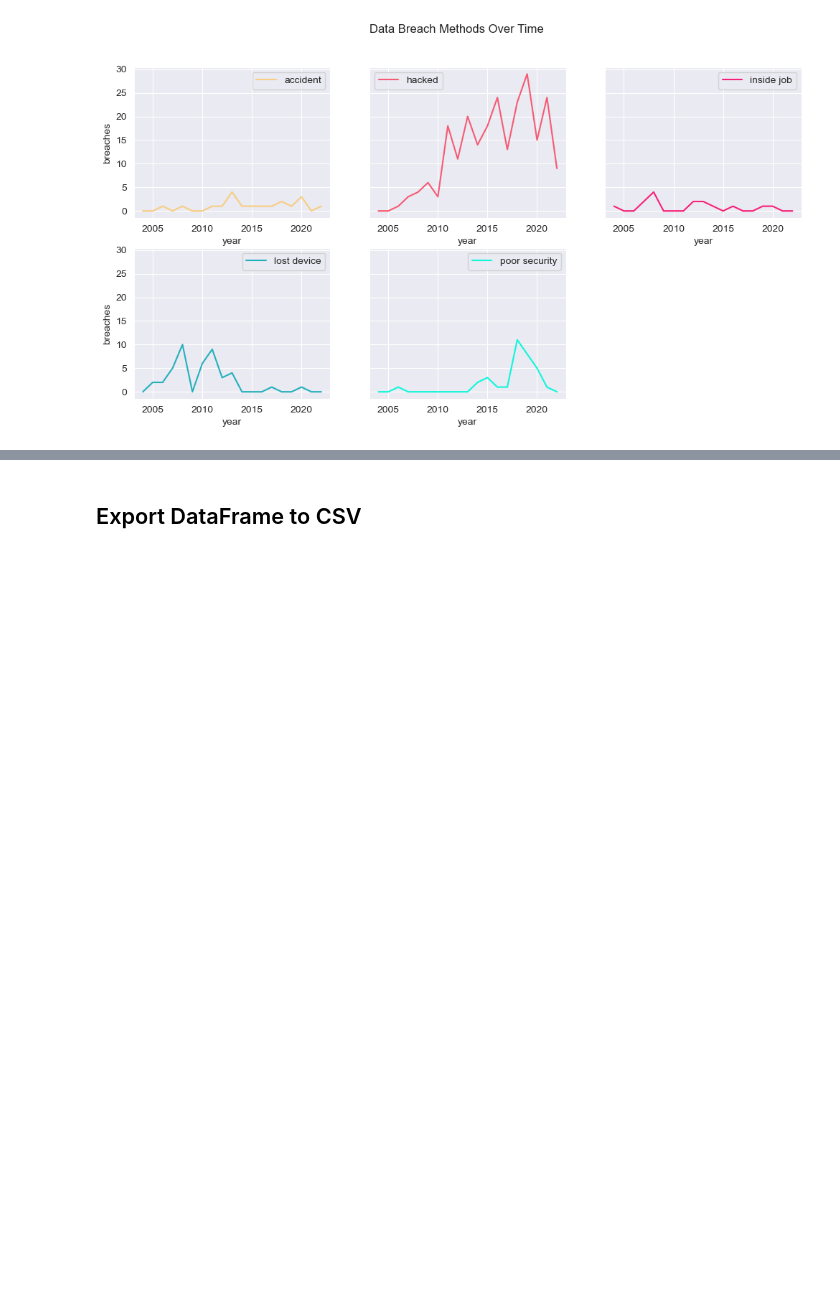
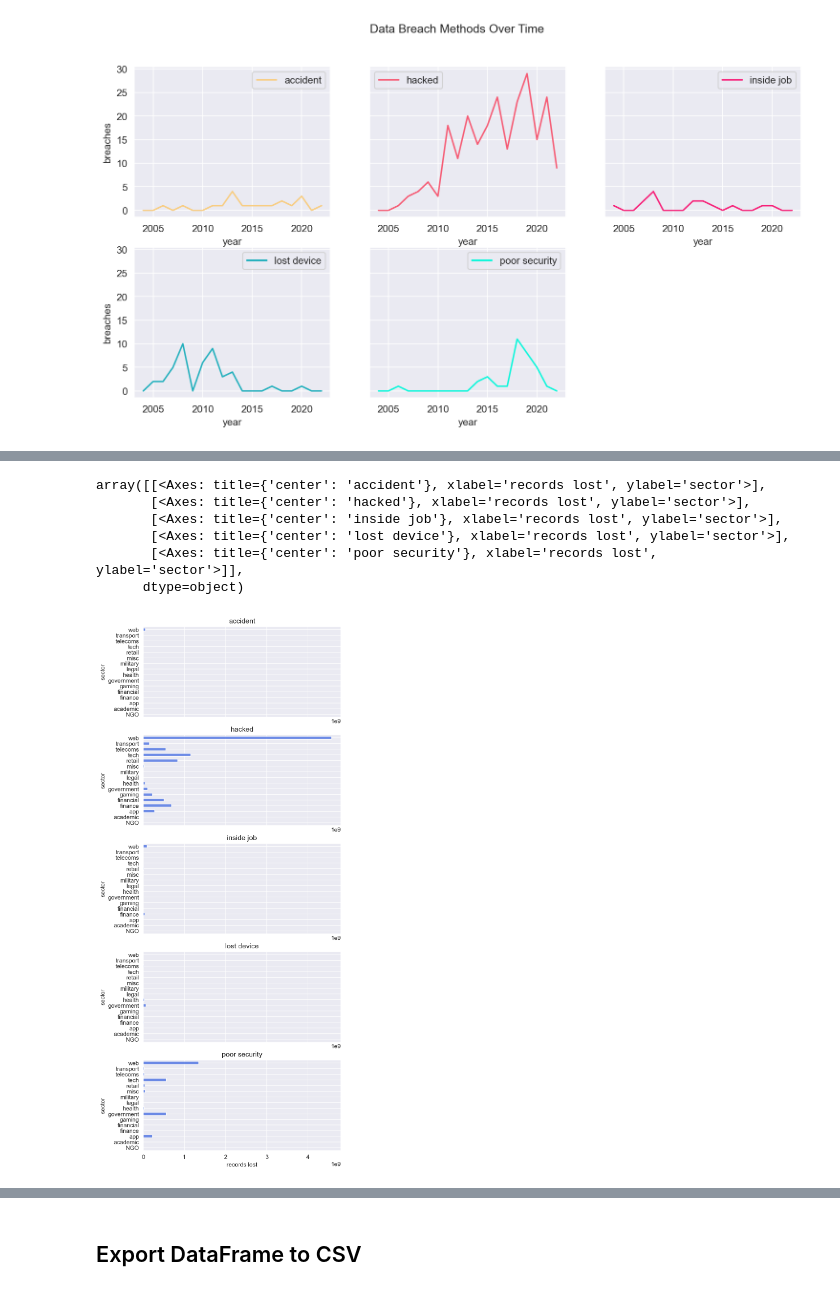
Before and after one commit to PianoPalf/group-project-3, a Jupyter notebook: Python/PyHack_dataframe_setup_SP.ipynb, the cells around one changed output, grey strips where cells are left out. Drawn from its saved outputs; the diff is of its cells as text; code cells hidden in the pictures; blank space fills up the shorter version.

```diff
--- a/Python/PyHack_dataframe_setup_SP.ipynb
+++ b/Python/PyHack_dataframe_setup_SP.ipynb
@@ -643,0 +800,35 @@ array([[<Axes: xlabel='year', ylabel='breaches'>,
+# %%
+# Total Records Lost by Method (Separate Charts)
+
+# Set Colour Palette
+#color = ['#730517', '#f44560', '#44d1df', '#32a4a7', '#1e7069']
+color = ['#f8cd82', '#f65b74', '#f72078', '#23b0bd', '#0df7db']
+#color = ['#a8216b', '#f1184c', '#f36943', '#f7dc66', '#2e9599']
+
+# Create Pivot Table (Aggregate Function = Sum)
+dBreaches_method_pivot = cleaned_dBreaches_df.pivot_table('records lost',
+                                                          aggfunc=np.sum,
+                                                          columns='method',
+                                                          index='sector',
+                                                          fill_value=0)
+
+# Set Figure Parameters and Labels
+dBreaches_method_pivot.plot.barh(figsize=(6,16),
+                     subplots=True,
+                     color = 'royalblue',
+                     alpha=0.75,
+                     layout=(-1, 1),
+                     sharex=True,
+                     sharey=True,
+                     xlabel='records lost',
+                     ylabel="sector",
+                     legend=False)
+                     #title="Total Records Lost")
+# %% [output]
+array([[<Axes: title={'center': 'accident'}, xlabel='records lost', ylabel='sector'>],
+       [<Axes: title={'center': 'hacked'}, xlabel='records lost', ylabel='sector'>],
+       [<Axes: title={'center': 'inside job'}, xlabel='records lost', ylabel='sector'>],
+       [<Axes: title={'center': 'lost device'}, xlabel='records lost', ylabel='sector'>],
+       [<Axes: title={'center': 'poor security'}, xlabel='records lost', ylabel='sector'>]],
+      dtype=object)
+[figure, added]
```
Also changed, not shown: parts of 10 cells of this notebook, 9 other files.
